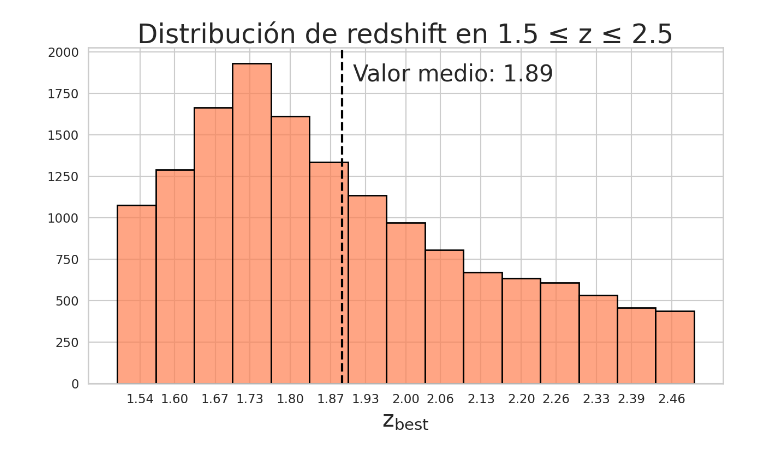
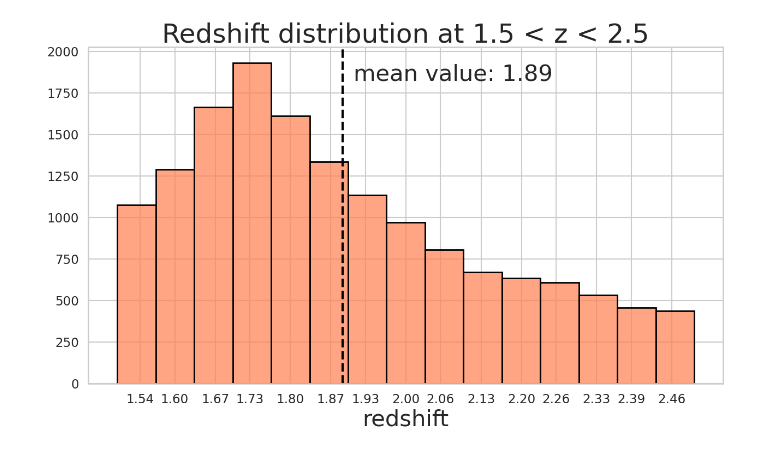
Before and after one commit to guivale-astro/galactic-structural-relationships, a Jupyter notebook: Structural Relationships Study/EGS_data_distribution.ipynb, the cells around one changed output. Drawn from its saved outputs; the diff is of its cells as text; code cells hidden in the pictures.

```diff
--- a/Structural Relationships Study/EGS_data_distribution.ipynb
+++ b/Structural Relationships Study/EGS_data_distribution.ipynb
@@ -9,50 +8,56 @@ import matplotlib
 # %%
-df_mass = pd.read_csv("EGS_stellar_mass_noon.csv")
+df_mass = pd.read_csv("catalogs/EGS_stellar_mass_noon.csv")
 df_mass = df_mass[df_mass > -90]
+#display(df_mass)
 
-df_phys = pd.read_csv("EGS_physical_properties_noon.csv")
+df_phys = pd.read_csv("catalogs/EGS_physical_properties_noon.csv")
 df_phys = df_phys[df_phys > -90]
+#display(df_phys)
 
-df_reds = pd.read_csv("EGS_redshift_noon.csv")
+df_reds = pd.read_csv("catalogs/EGS_redshift_noon.csv")
+#df_reds = df_reds.iloc[df_reds.iloc[:,[4,56]] > -90]
+#display(df_reds)
 
-df_mult = pd.read_csv("EGS_multiband_noon.csv")
+df_mult = pd.read_csv("catalogs/EGS_multiband_noon.csv")
+#df_mult = df_mult[df_mult > -90]
+#display(df_mult)
 # %%
 plt.figure(figsize = (15, 8))
 
 #plt.grid()
 #bins = 20
 import matplotlib
 matplotlib.rcParams['axes.axisbelow'] = False
 
 sns.set_style("whitegrid")
 sns.set_context('talk')
 bins = 1 + np.log2(len(df_phys))
 bins = int(bins.round())
 sns.histplot(df_reds["z_best"], bins = bins, color = "coral", alpha = 0.7, edgecolor = 'black', linewidth = 2)
 #sns.kdeplot(df_reds["z_best"], fill = True, linewidth = 20)
 
 min_ylim, max_ylim = plt.ylim()
 x = df_reds["z_best"]
 plt.axvline(x.mean(), color='k', linestyle='dashed', linewidth=3)
-plt.text(x.mean()*1.01, max_ylim*0.9, 'Valor medio: {:.2f}'.format(x.mean()), fontsize = 30)
+plt.text(x.mean()*1.01, max_ylim*0.9, 'mean value: {:.2f}'.format(x.mean()), fontsize = 30)
 
 matplotlib.rc('xtick', labelsize=25)
 matplotlib.rc('ytick', labelsize=25)
 
-plt.xlabel('$\mathregular{z_{best}}$', fontsize = 30)
+plt.xlabel('redshift', fontsize = 30)
 plt.ylabel('Número de ocurrencias', fontsize = 30)
 plt.ylabel(' ', fontsize = 1)
 
 plt.xticks(np.round(np.arange(1.535, 2.52, step= (2.5-1.51)/15), decimals=2))
-plt.title('Distribución de redshift en 1.5 ≤ z ≤ 2.5', fontsize = 35)
+plt.title('Redshift distribution at 1.5 < z < 2.5', fontsize = 35)
 
 #plt.figtext(0.5, 0.01, "Para el número de bins se ha empleado: $\mathregular{bins = 1+ceil(log_2(nº}$ $\mathregular{datos))}$ ", ha="center", fontsize=30)
 
 plt.plot()
 
 matplotlib.rcdefaults()
 # %% [output]
-[figure, old version]
+[figure, new version]
 # %%
 plt.figure(figsize = (15, 8))
 
```
Also changed, not shown: parts of 12 cells of this notebook, 3 other files.
